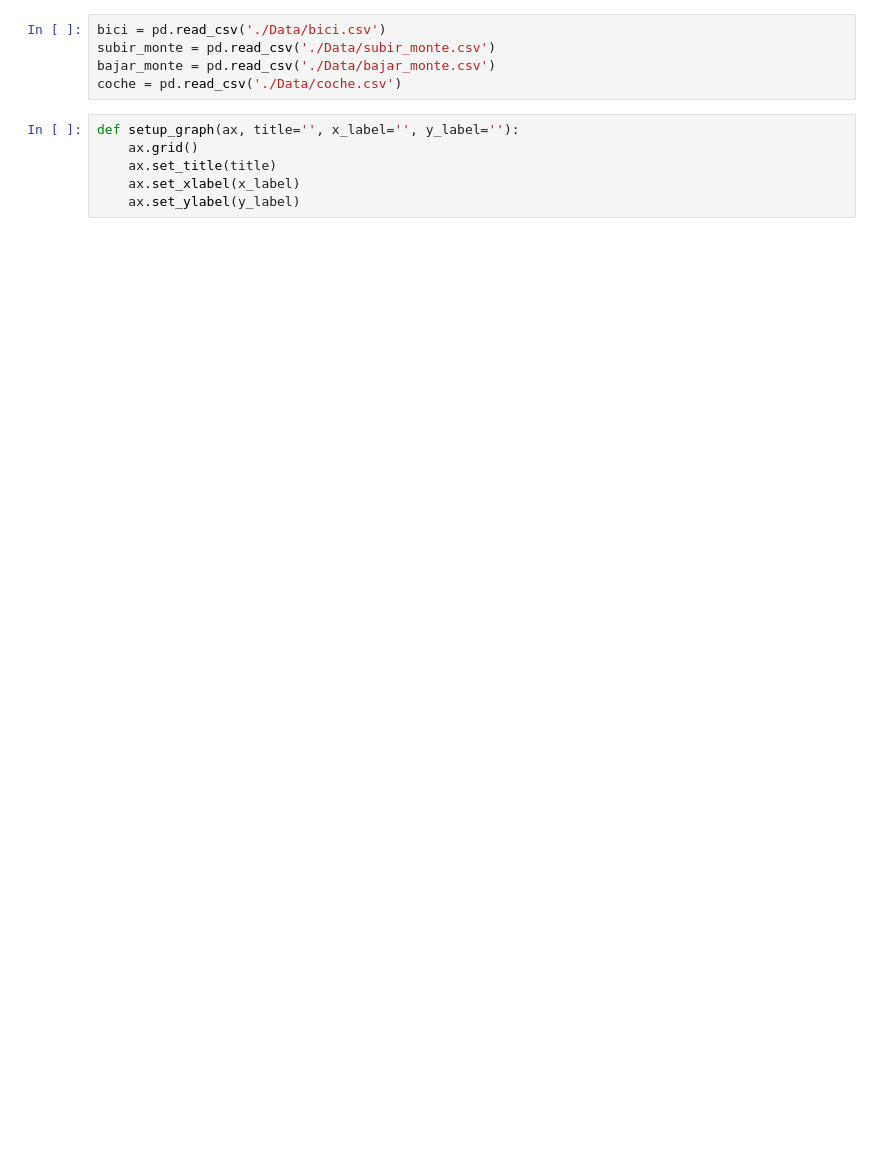
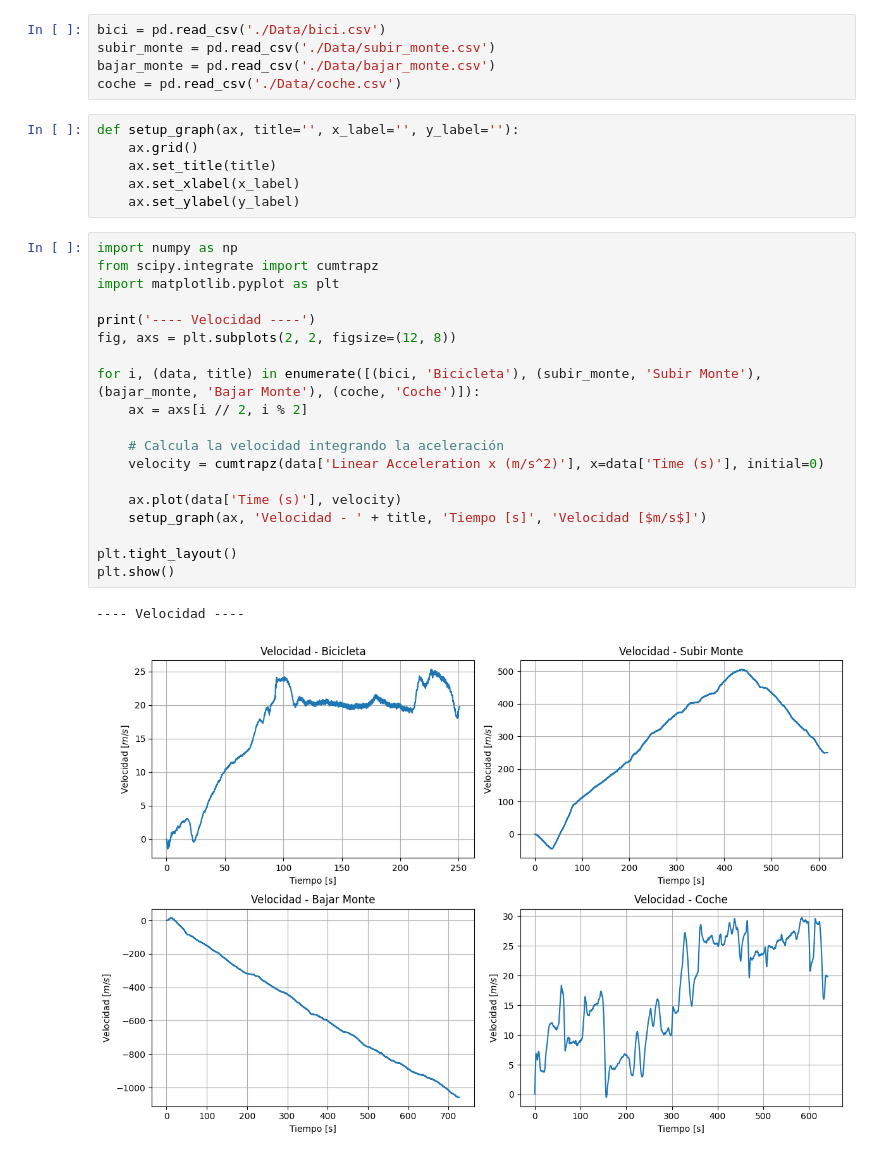
Before and after one commit to uunaii/Industria_R11, a Jupyter notebook: prueba.ipynb, the cells around one changed output. Cells and saved outputs as stored; diff of their text form; blank space fills up the shorter version.

```diff
--- a/prueba.ipynb
+++ b/prueba.ipynb
@@ -13,6 +14,28 @@ def setup_graph(ax, title='', x_label='', y_label=''):
     ax.set_title(title)
     ax.set_xlabel(x_label)
     ax.set_ylabel(y_label)
+# %%
+import numpy as np
+from scipy.integrate import cumtrapz
+import matplotlib.pyplot as plt
+
+print('---- Velocidad ----')
+fig, axs = plt.subplots(2, 2, figsize=(12, 8))
+
+for i, (data, title) in enumerate([(bici, 'Bicicleta'), (subir_monte, 'Subir Monte'), (bajar_monte, 'Bajar Monte'), (coche, 'Coche')]):
+    ax = axs[i // 2, i % 2]
+
+    # Calcula la velocidad integrando la aceleración
+    velocity = cumtrapz(data['Linear Acceleration x (m/s^2)'], x=data['Time (s)'], initial=0)
+
+    ax.plot(data['Time (s)'], velocity)
+    setup_graph(ax, 'Velocidad - ' + title, 'Tiempo [s]', 'Velocidad [$m/s$]')
+
+plt.tight_layout()
+plt.show()
+# %% [output]
+---- Velocidad ----
+[figure, added]
 # %%
 # Plot de la aceleración lineal
 print('---- Aceleración Lineal ----')
```
Also changed, not shown: parts of 2 cells of this notebook.
